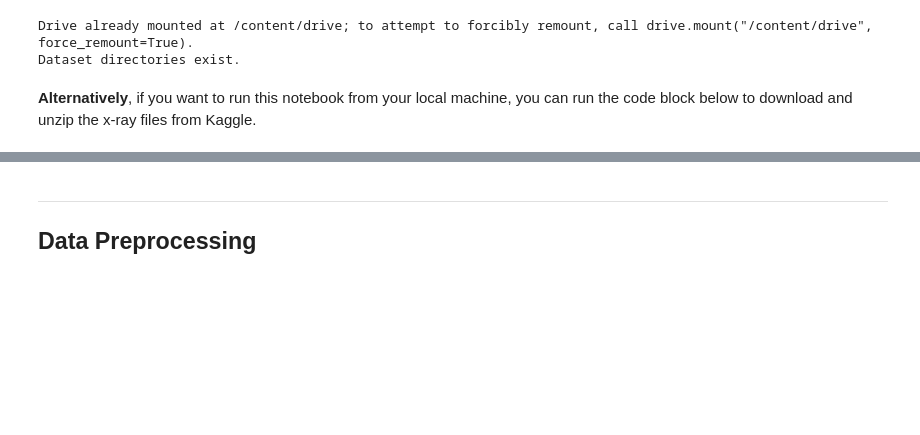
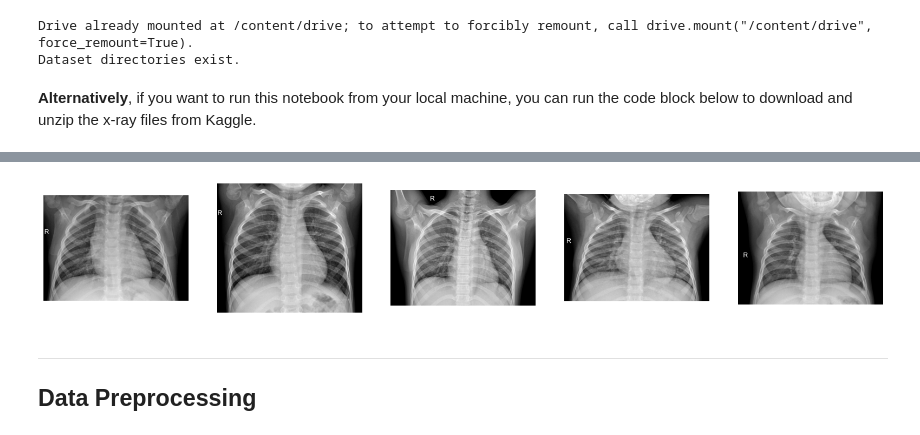
Before and after one commit to AndyMDH/pneumonia_detection_cnn, a Jupyter notebook: main.ipynb, the cells around one changed output, grey strips where cells are left out. Cells and saved outputs as stored; diff of their text form; code cells hidden in the pictures; blank space fills up the shorter version.

```diff
--- a/main.ipynb
+++ b/main.ipynb
@@ -158,3 +211,24 @@ Dataset directories exist.
+# %%
+import matplotlib.pyplot as plt
+import matplotlib.image as mpimg
+import random
+
+def display_sample_images(dir, class_, num_samples=3):
+    class_dir = os.path.join(dir, class_)
+    sample_images = random.sample(os.listdir(class_dir), num_samples)
+
+    fig, axes = plt.subplots(1, num_samples, figsize=(20, 20))
+    for ax, image in zip(axes, sample_images):
+        img_path = os.path.join(class_dir, image)
+        img = mpimg.imread(img_path)
+        ax.imshow(img, cmap='gray')
+        ax.axis('off')
+    plt.show()
+
+# Example usage: Display 3 sample images from the 'NORMAL' class in the training set
+display_sample_images(train_dir, 'NORMAL', 5)
+# %% [output]
+[figure, added]
 # %% [markdown]
 ---
 ## Data Preprocessing
```
Also changed, not shown: parts of 5 cells of this notebook.
